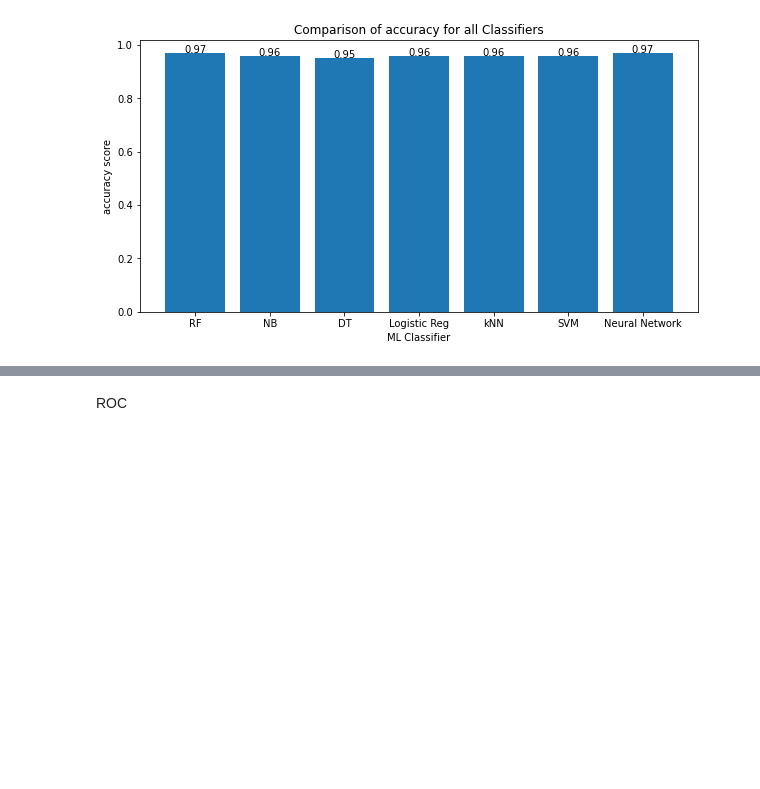
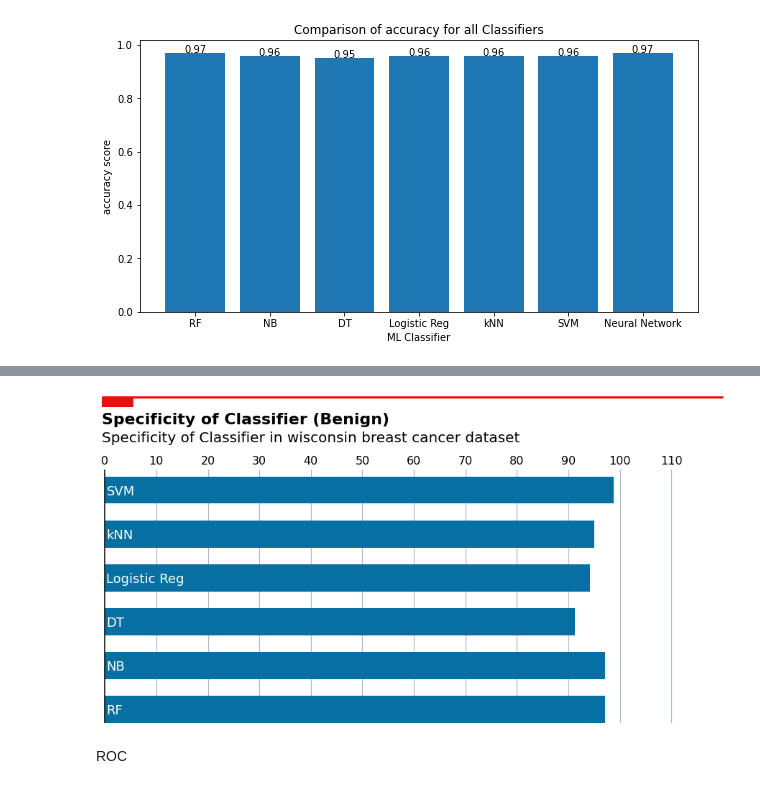
Before and after one commit to drmayu7/303A_machinelearning, a Jupyter notebook: Notebooks/CHART_for_wisconsin_breast_cancer_project.ipynb, the cells around one changed output, grey strips where cells are left out. Drawn from its saved outputs; the diff is of its cells as text; code cells hidden in the pictures; blank space fills up the shorter version.

```diff
--- a/Notebooks/CHART_for_wisconsin_breast_cancer_project.ipynb
+++ b/Notebooks/CHART_for_wisconsin_breast_cancer_project.ipynb
@@ -38,3 +162,92 @@ if __name__ == '__main__':
+# %%
+import numpy as np
+import matplotlib.pyplot as plt
+
+from matplotlib import lines
+from matplotlib import patches
+from matplotlib.patheffects import withStroke
+
+accuracy_score = [97.10,97.09,91.29,94.19,95.02,98.76]
+classifier= ["RF", "NB", "DT", "Logistic Reg", "kNN", "SVM"]
+
+# The positions for the bars
+# This allows us to determine exactly where each bar is located
+y = [i * 0.9 for i in range(len(classifier))]
+
+# The colors
+BLUE = "#076fa2"
+RED = "#E3120B"
+BLACK = "#202020"
+GREY = "#a2a2a2"
+
+fig, ax = plt.subplots(figsize=(12, 7))
+
+ax.barh(y, accuracy_score, height=0.55, align="edge", color=BLUE);
+
+ax.xaxis.set_ticks([i * 10 for i in range(0, 12)])
+ax.xaxis.set_ticklabels([i * 10 for i in range(0, 12)], size=16, fontfamily="Econ Sans Cnd", fontweight=100)
+ax.xaxis.set_tick_params(labelbottom=False, labeltop=True, length=0)
+
+ax.set_xlim((0, 120))
+ax.set_ylim((0, len(classifier) * 0.9 - 0.2))
+
+# Set whether axis ticks and gridlines are above or below most artists.
+ax.set_axisbelow(True)
+ax.grid(axis = "x", color="#A8BAC4", lw=1.2)
+ax.spines["right"].set_visible(False)
+ax.spines["top"].set_visible(False)
+ax.spines["bottom"].set_visible(False)
+ax.spines["left"].set_lw(1.5)
+# This capstyle determines the lines don't go beyond the limit we specified
+# see: https://matplotlib.org/stable/api/_enums_api.html?highlight=capstyle#matplotlib._enums.CapStyle
+ax.spines["left"].set_capstyle("butt")
+
+# Hide y labels
+ax.yaxis.set_visible(False)
+
+PAD = 0.3
+for name, count, y_pos in zip(classifier, accuracy_score, y):
+    x = 0
+    color = "white"
+    path_effects = None
+    if count < 8:
+        x = count
+        color = BLUE
+        path_effects=[withStroke(linewidth=6, foreground="white")]
+
+    ax.text(
+        x + PAD, y_pos + 0.5 / 2, name,
+        color=color, fontfamily="Econ Sans Cnd", fontsize=18, va="center",
+        path_effects=path_effects
+    )
+
+# Make room on top and bottom
+# Note there's no room on the left and right sides
+fig.subplots_adjust(left=0.005, right=1, top=0.8, bottom=0.1)
+
+# Add title
+fig.text(
+    0, 0.925, "Specificity of Classifier (Benign)",
+    fontsize=22, fontweight="bold", fontfamily="Econ Sans Cnd"
+)
+# Add subtitle
+fig.text(
+    0, 0.875, "Specificity of Classifier in wisconsin breast cancer dataset",
+    fontsize=20, fontfamily="Econ Sans Cnd"
+)
+
+
+# Add line and rectangle on top.
+fig.add_artist(lines.Line2D([0, 1], [1, 1], lw=3, color=RED, solid_capstyle="butt"))
+fig.add_artist(patches.Rectangle((0, 0.975), 0.05, 0.025, color=RED))
+
+# Set facecolor, useful when saving as .png
+fig.set_facecolor("white")
+
+
+#fig.savefig("plot.png", dpi=300)
+# %% [output]
+[figure, added]
 # %% [markdown]
 ROC
 # %%
```
Also changed, not shown: parts of 10 cells of this notebook, 1 other file.
